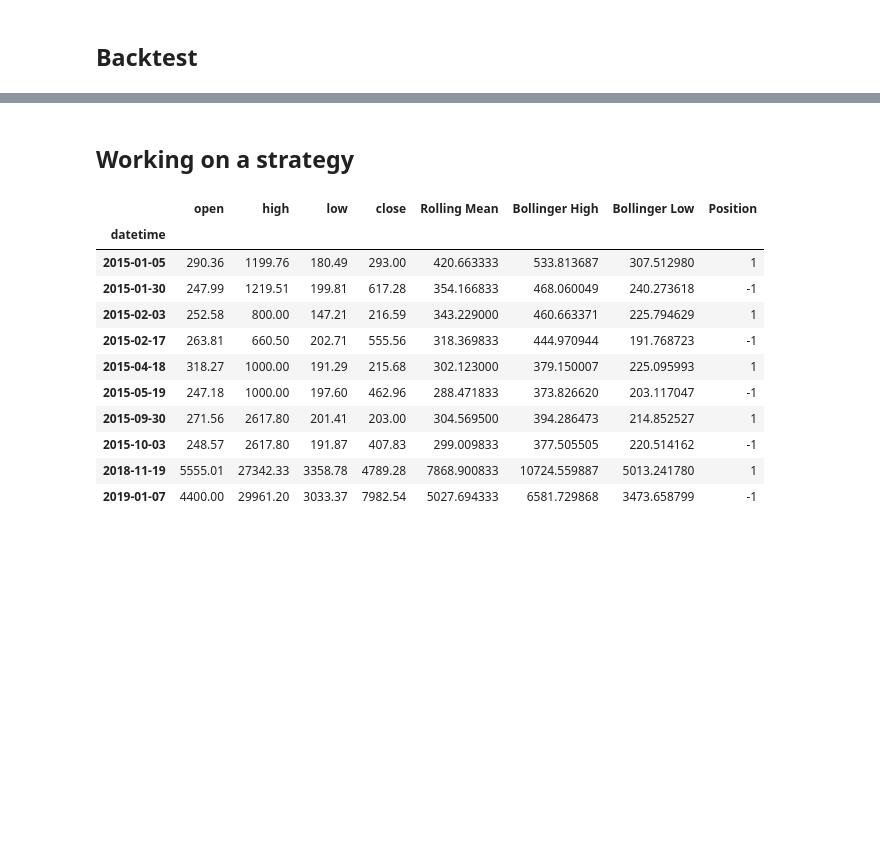
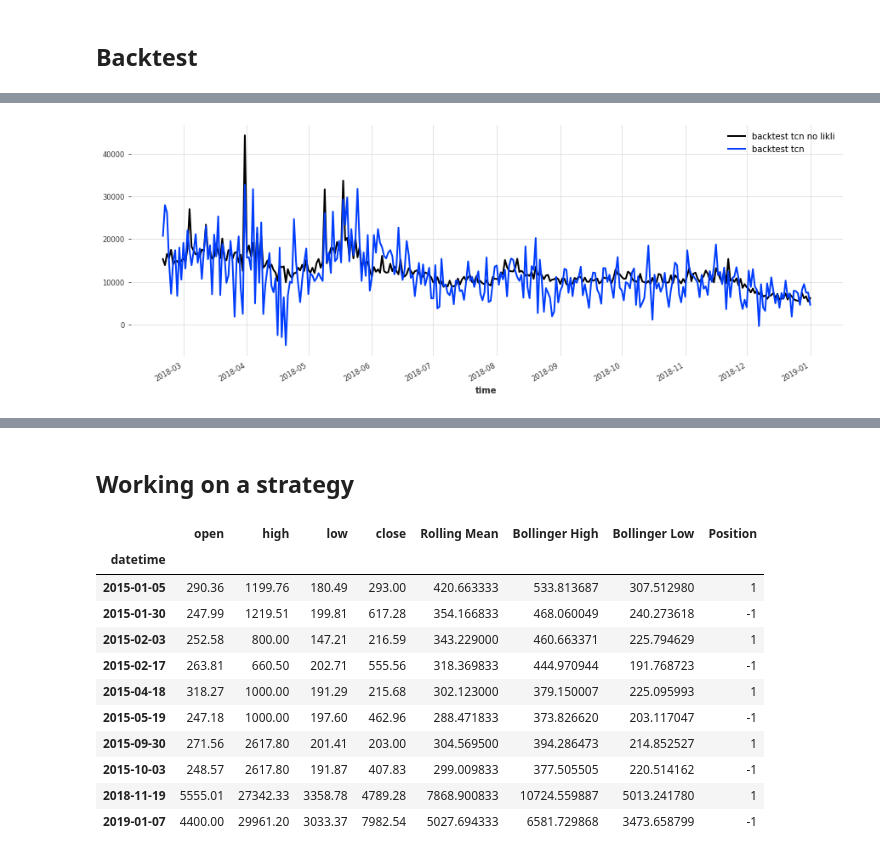
Before and after one commit to jonhilgart22/go-trader, a Jupyter notebook: notebooks/testing_bollinger_bands_and_ts_models.ipynb, the cells around one changed output, grey strips where cells are left out. Saved outputs shown, nothing was run; the diff lists cells and outputs as text; code cells hidden in the pictures; blank space fills up the shorter version.

```diff
--- a/notebooks/testing_bollinger_bands_and_ts_models.ipynb
+++ b/notebooks/testing_bollinger_bands_and_ts_models.ipynb
@@ -492,3 +568,9 @@ backtest_nbeats.plot(label='forecast nbeats')
+# %%
+plt.figure(figsize=(15,5))
+backtest_tcn_no_liklihood.plot(label='backtest tcn no likli')
+backtest_tcn.plot(label ='backtest tcn')
+# %% [output]
+[figure, added]
 # %%
 backtest_rnn.plot(label='forecast rnn')
 # %% [output]
```
Also changed, not shown: parts of 17 cells of this notebook, 1 other file.
